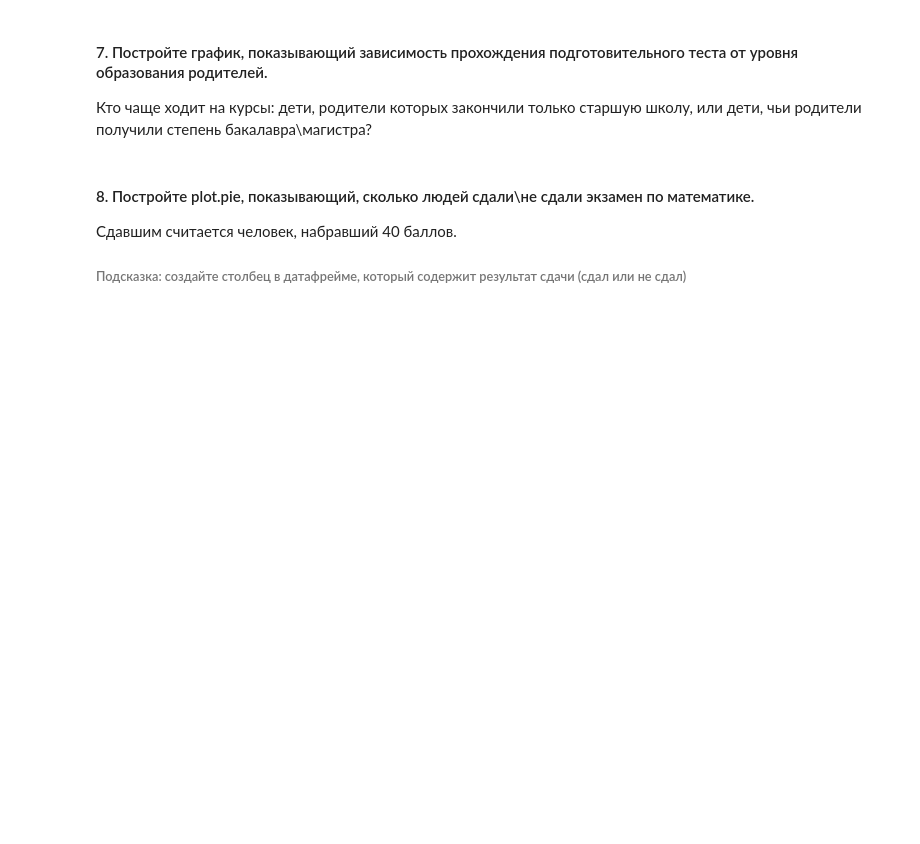
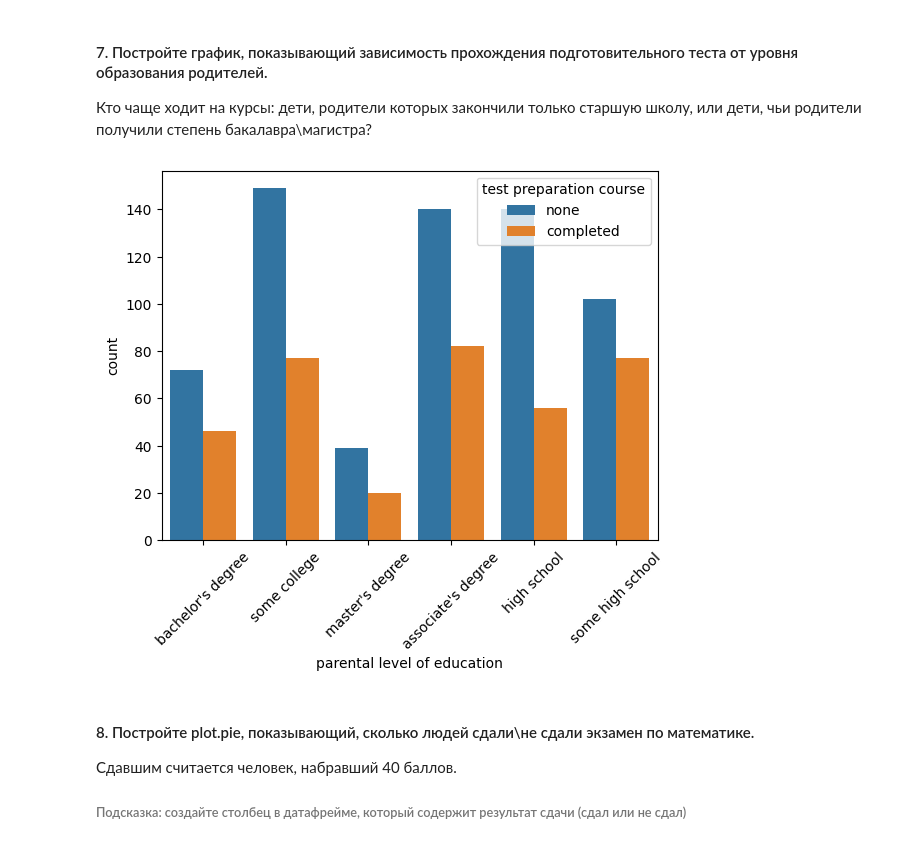
Before and after one commit to runessaa/-Streltsov-Projects, a Jupyter notebook: Практическая_работа_№3_Библиотека_Pandas.ipynb, the cells around one changed output. Saved outputs shown, nothing was run; the diff lists cells and outputs as text; code cells hidden in the pictures; blank space fills up the shorter version.

```diff
--- a/Практическая_работа_№3_Библиотека_Pandas.ipynb
+++ b/Практическая_работа_№3_Библиотека_Pandas.ipynb
@@ -590,6 +660,12 @@ df
 
 
 Кто чаще ходит на курсы: дети, родители которых закончили только старшую школу, или дети, чьи родители получили степень бакалавра\магистра?
+# %%
+sns.countplot(x='parental level of education', hue='test preparation course', data=df)
+plt.xticks(rotation=45)
+plt.show()
+# %% [output]
+[figure, added]
 # %% [markdown]
 #### 8. Постройте plot.pie, показывающий, сколько людей сдали\не сдали экзамен по математике.
 
```
Also changed, not shown: parts of 13 cells of this notebook.
